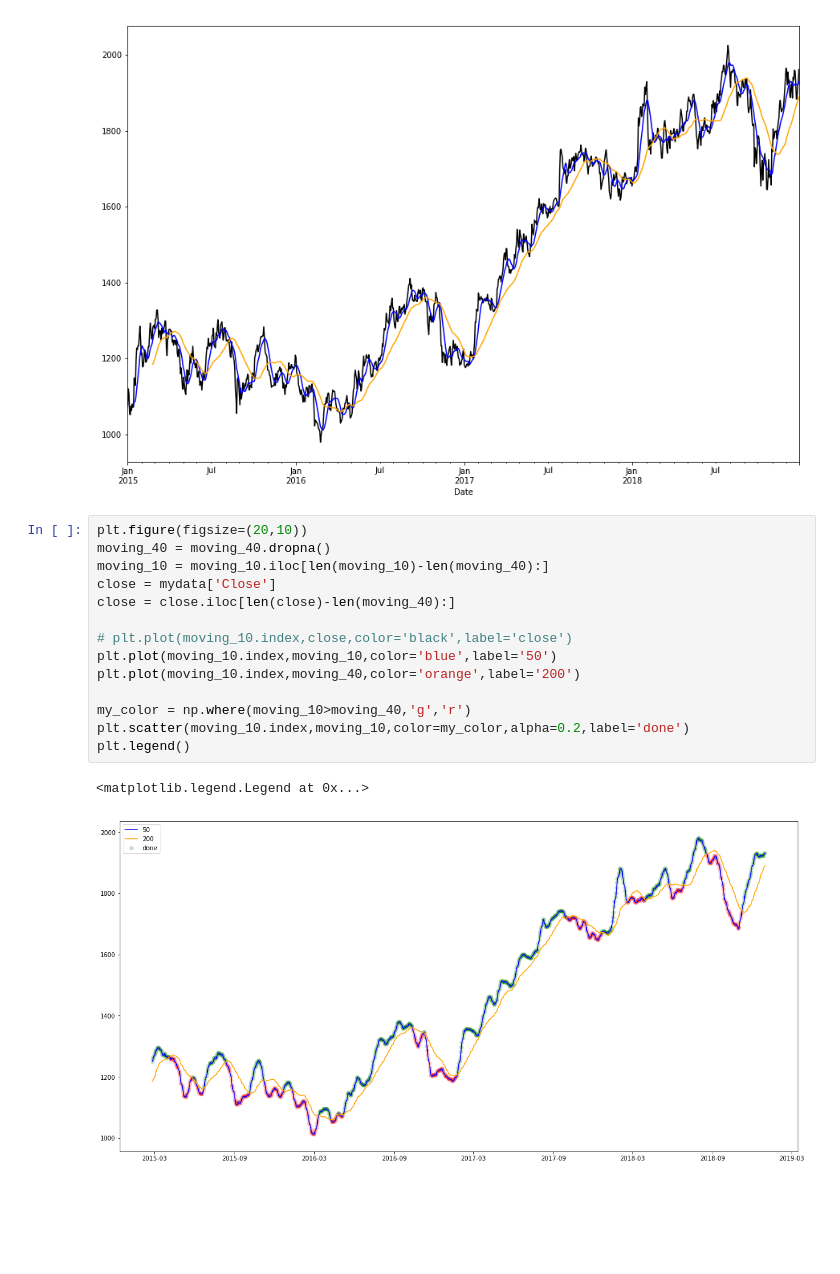
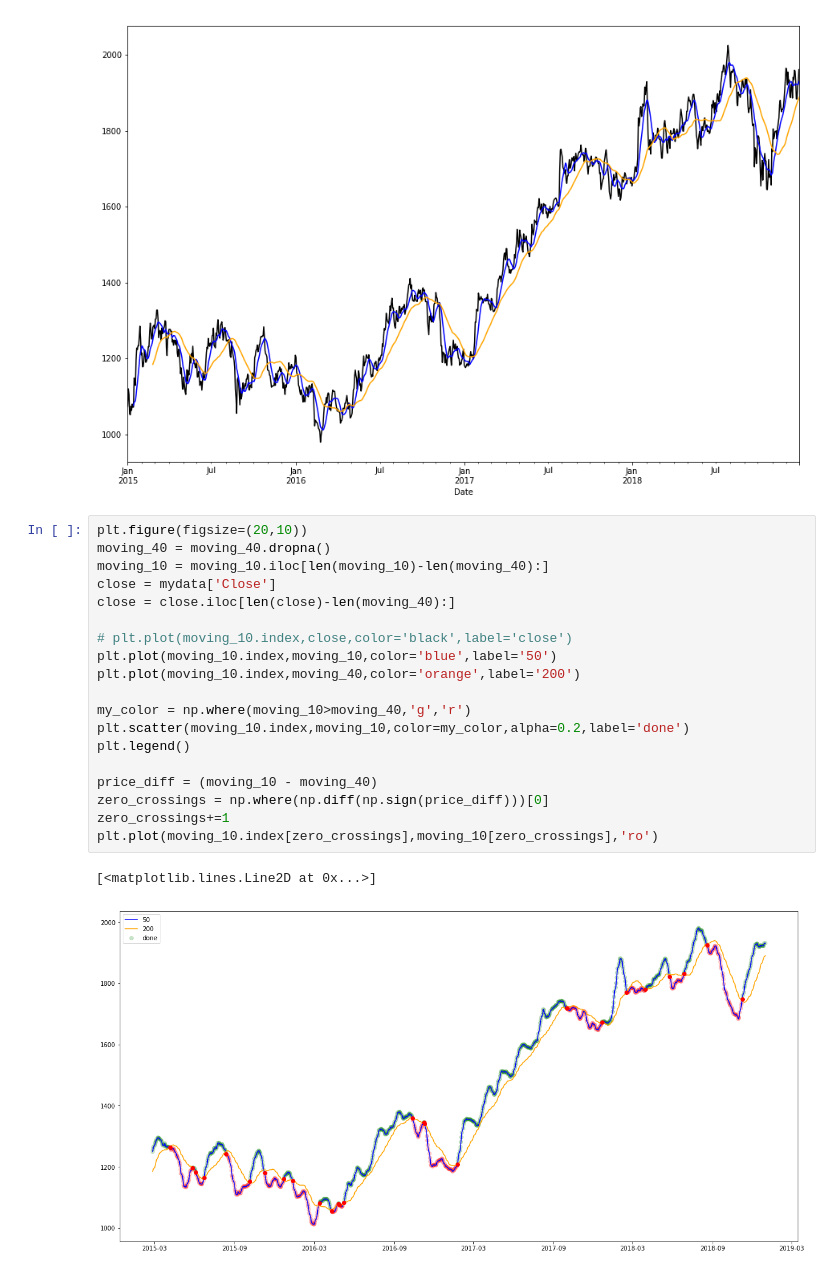
Before and after one commit to ayush003/Stock-Market-Analysis-and-Prediction, a Jupyter notebook: market_prediction.ipynb, the cells around one changed output. Saved outputs shown, nothing was run; the diff lists cells and outputs as text; blank space fills up the shorter version.

```diff
--- a/market_prediction.ipynb
+++ b/market_prediction.ipynb
@@ -181,17 +187,22 @@ moving_40.plot(color='orange')
 # %%
 plt.figure(figsize=(20,10))
 moving_40 = moving_40.dropna()
 moving_10 = moving_10.iloc[len(moving_10)-len(moving_40):]
 close = mydata['Close']
 close = close.iloc[len(close)-len(moving_40):]
 
 # plt.plot(moving_10.index,close,color='black',label='close')
 plt.plot(moving_10.index,moving_10,color='blue',label='50')
 plt.plot(moving_10.index,moving_40,color='orange',label='200')
 
 my_color = np.where(moving_10>moving_40,'g','r')
 plt.scatter(moving_10.index,moving_10,color=my_color,alpha=0.2,label='done')
 plt.legend()
+
+price_diff = (moving_10 - moving_40)
+zero_crossings = np.where(np.diff(np.sign(price_diff)))[0]
+zero_crossings+=1
+plt.plot(moving_10.index[zero_crossings],moving_10[zero_crossings],'ro')
 # %% [output]
-<matplotlib.legend.Legend at 0x...>
+[<matplotlib.lines.Line2D at 0x...>]
-[figure, old version]
+[figure, new version]
```
Also changed, not shown: parts of 1 cell of this notebook.
